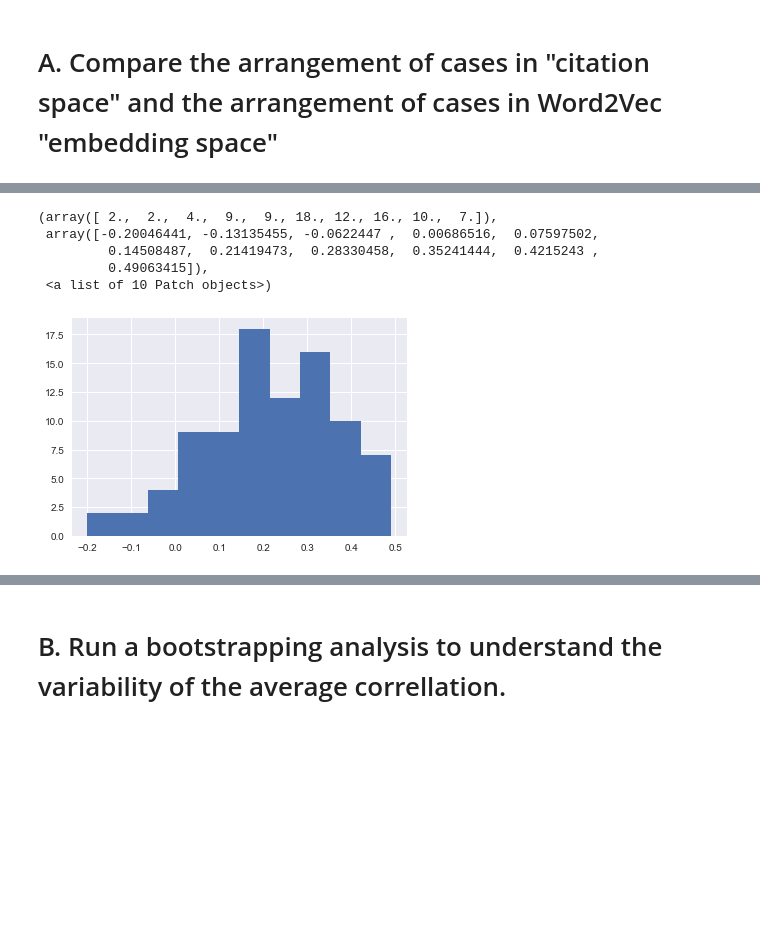
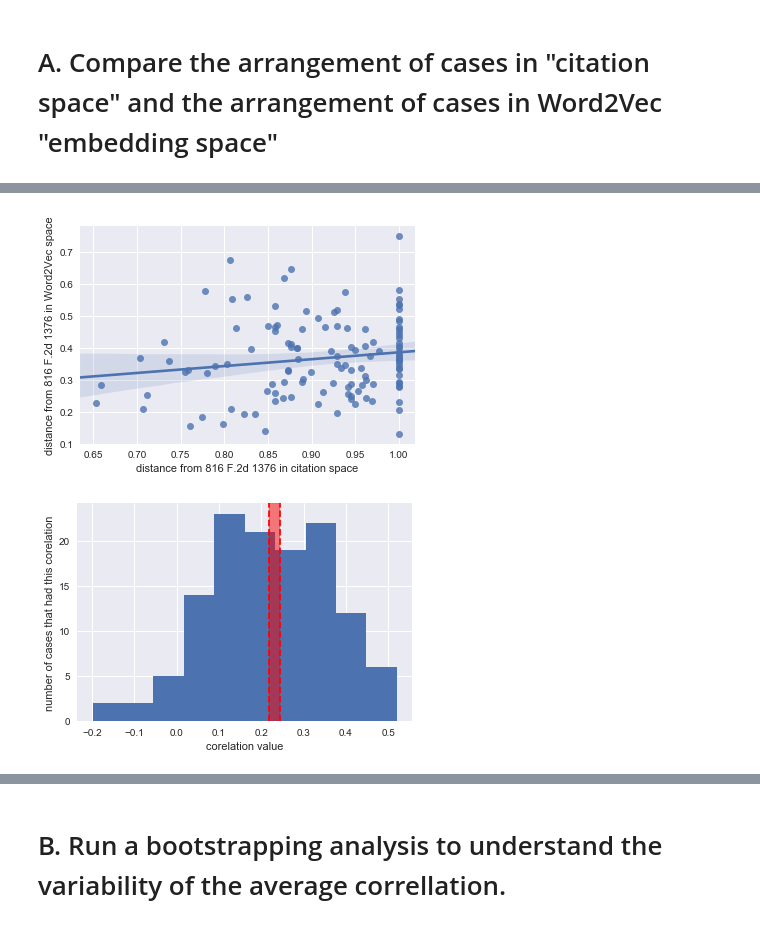
Before and after one commit to joedorfman/NLP_Analysis_Court_Opinions, a Jupyter notebook: 04. Word2Vec.ipynb, the cells around one changed output, grey strips where cells are left out. Saved outputs shown, nothing was run; the diff lists cells and outputs as text; code cells hidden in the pictures; blank space fills up the shorter version.

```diff
--- a/04. Word2Vec.ipynb
+++ b/04. Word2Vec.ipynb
@@ -125,12 +131,26 @@ for item in word_distances.columns:
-# %%
-plt.hist(corr_list, bins=10)
-# %% [output]
-(array([ 2.,  2.,  4.,  9.,  9., 18., 12., 16., 10.,  7.]),
- array([-0.20046441, -0.13135455, -0.0622447 ,  0.00686516,  0.07597502,
-         0.14508487,  0.21419473,  0.28330458,  0.35241444,  0.4215243 ,
-         0.49063415]),
- <a list of 10 Patch objects>)
-[figure, removed]
+# %%
+
+for item in ['816 F.2d 1376']:
+    xvals=[x for x in cite_distances[item] if x != 0]
+    yvals=[y for y in word_distances[item] if y != 0]
+
+    dfplot=pd.DataFrame({'distance from 816 F.2d 1376 in citation space':xvals,
+                  'distance from 816 F.2d 1376 in Word2Vec space':yvals})
+    sns.regplot(dfplot['distance from 816 F.2d 1376 in citation space'],
+               dfplot['distance from 816 F.2d 1376 in Word2Vec space'])
+    plt.savefig('./hist3.png')
+# %% [output]
+[figure, added]
+# %%
+plt.hist(corr_list, bins=10)
+plt.axvline(.218, color="red", ls='--')
+plt.axvline(.243, color="red", ls='--')
+plt.axvspan(.218, .243, alpha=0.5, color='red')
+plt.xlabel('corelation value')
+plt.ylabel('number of cases that had this corelation')
+plt.savefig('./avgcorr')
+# %% [output]
+[figure, added]
 # %%
 np.mean(corr_list)
 # %% [output]
```
Also changed, not shown: parts of 11 cells of this notebook, 20 other files.
